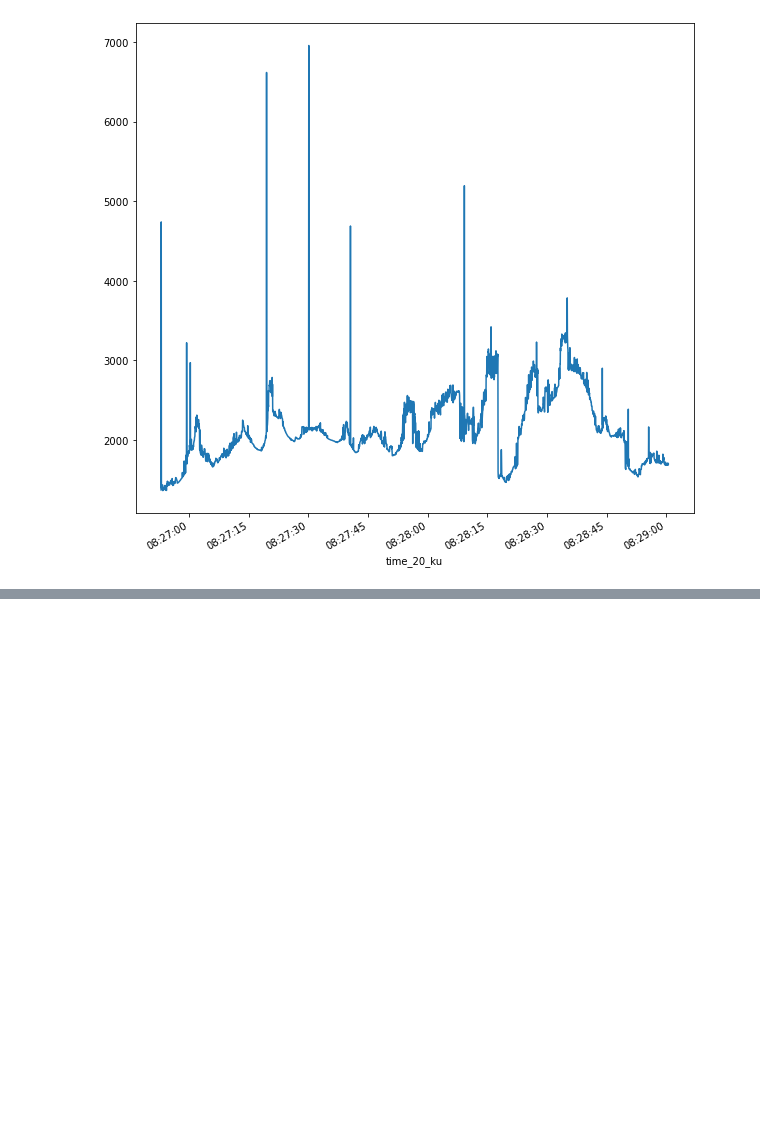
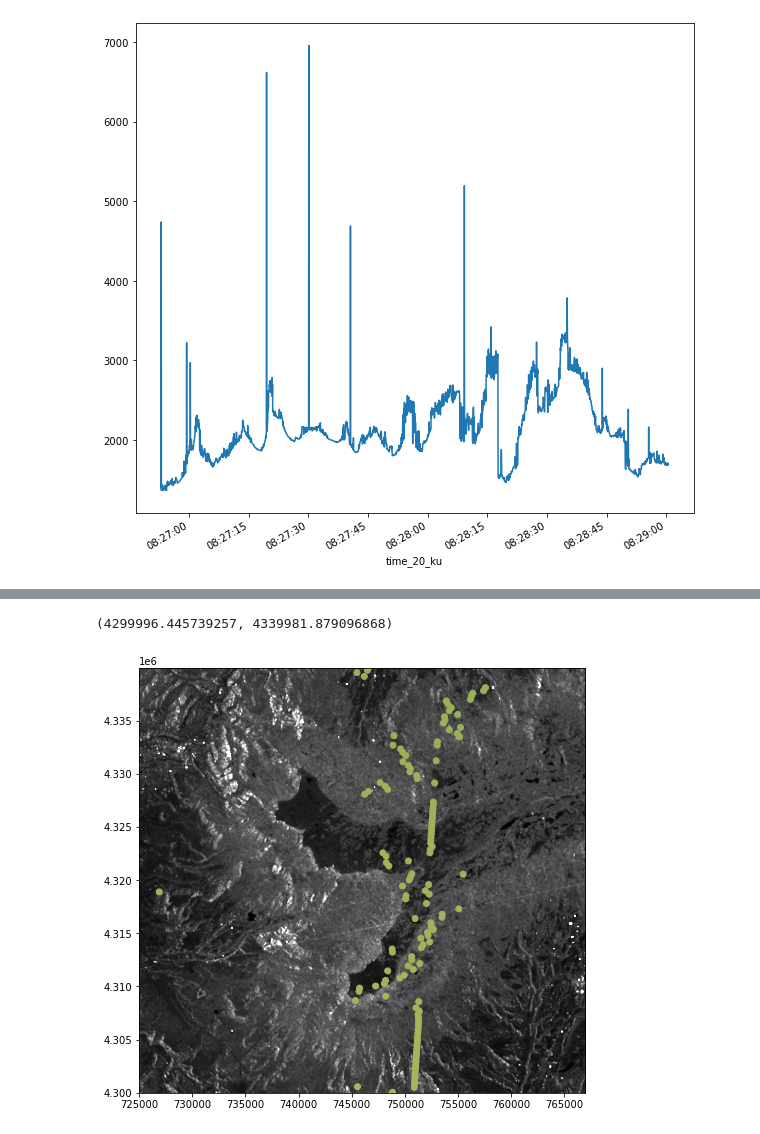
Before and after one commit to snowex-hackweek/integration_station, a Jupyter notebook: contributors/max/max_work.ipynb, the cells around one changed output, grey strips where cells are left out. Cells and saved outputs as stored; diff of their text form; code cells hidden in the pictures; blank space fills up the shorter version.

```diff
--- a/contributors/max/max_work.ipynb
+++ b/contributors/max/max_work.ipynb
@@ -194,3 +197,13 @@ hdf1.height_1_20_ku.plot(ax=a1,label='1')
 gdf.hvplot.scatter(x='lon_poca_20_ku',y = 'lat_poca_20_ku',datashade=True)
 # %% [output]
 [interactive output not drawn]
+# %%
+### plot one pass
+f1,a1=plt.subplots(figsize=(8,8))
+a1.imshow(np.array(da)[::-1,:], origin='lower', extent=SAR_extent, cmap='gray', clim=[0, 0.5])
+gdfUTM.plot(ax=a1,c=gdfUTM.height_1_20_ku,cmap='gist_earth')
+a1.set_xlim(mm[0],mm[1])
+a1.set_ylim(mm[2],mm[3])
+# %% [output]
+(4299996.445739257, 4339981.879096868)
+[figure, added]
```
Also changed, not shown: parts of 4 cells of this notebook.
